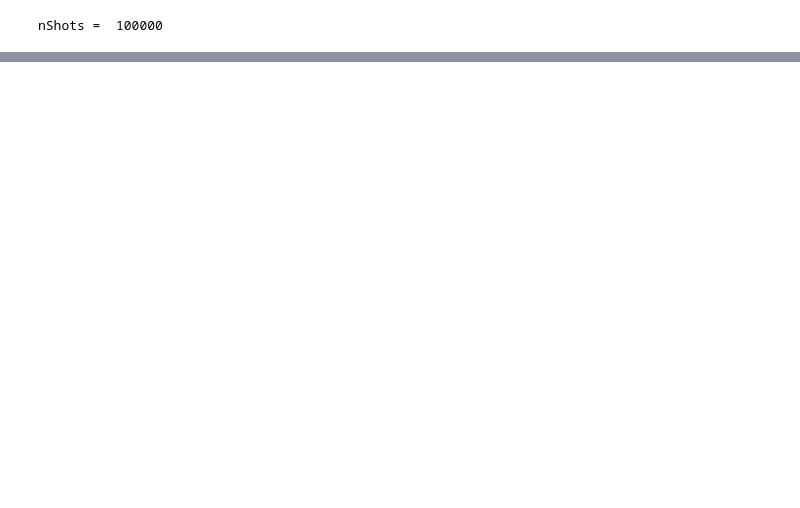
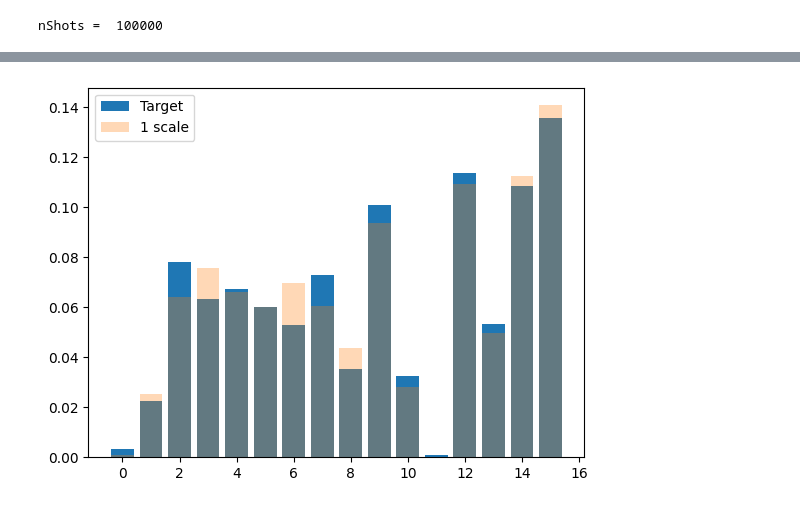
Before and after one commit to Zhelun-Li/QCBM, a Jupyter notebook: QCBM.ipynb, the cells around one changed output, grey strips where cells are left out. Saved outputs shown, nothing was run; the diff lists cells and outputs as text; code cells hidden in the pictures; blank space fills up the shorter version.

```diff
--- a/QCBM.ipynb
+++ b/QCBM.ipynb
@@ -115 +107,6 @@ qcbm.theta = qcbm.train()
+# %%
+qcbm_s = QCBM(n_qubits,5,target_dict,shots = nShots,scales = np.array([1]))
+#theta = qcbm.random_theta()
+qcbm_s.sample(qcbm.theta)
+qcbm_s.theta = qcbm_s.train()
 # %%
@@ -145,0 +147,4 @@ Text(0, 0.5, 'Probability')
+# %%
+plotDist(qcbm_s,target_dict,qcbm_label = '1 scale')
+# %% [output]
+[figure, added]
```
Also changed, not shown: parts of 9 cells of this notebook.
